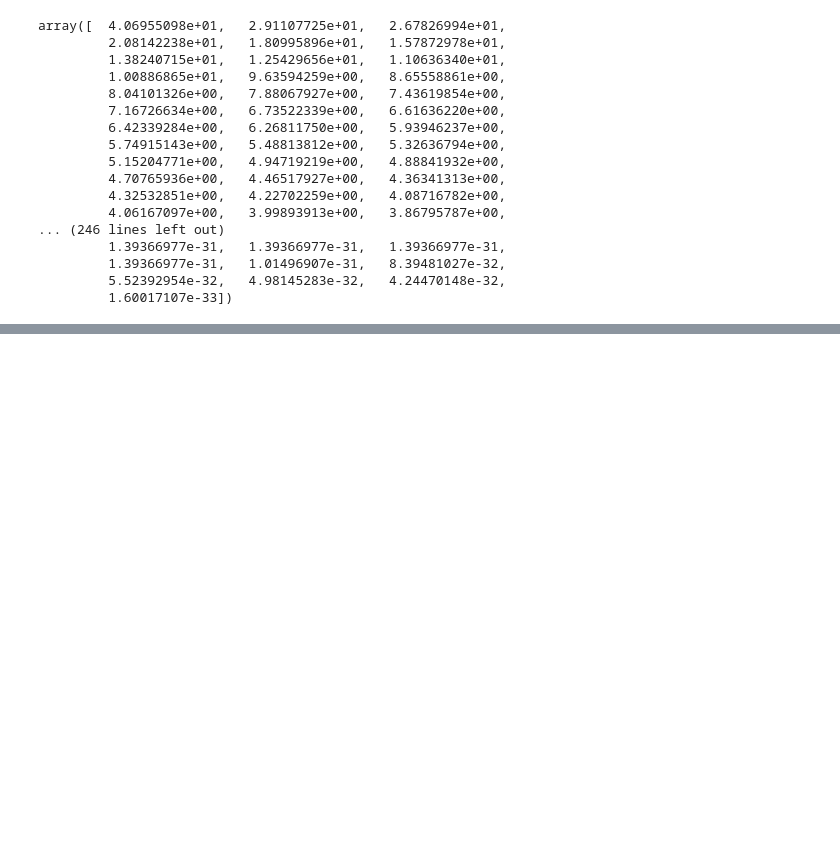
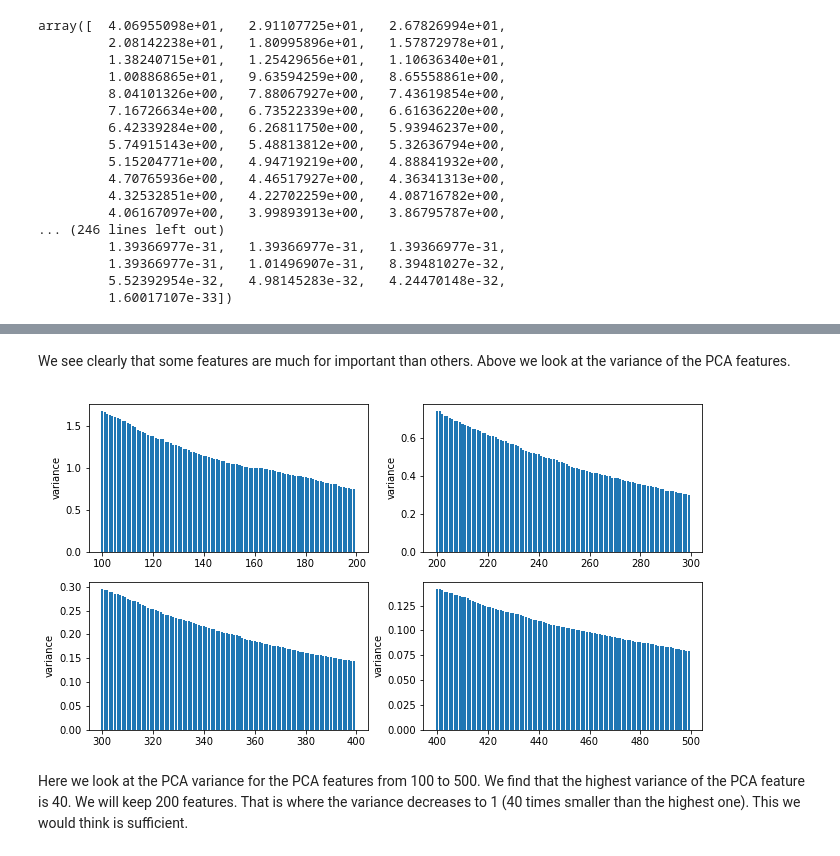
Before and after one commit to sushant2811/KaggleDigitRecognizer, a Jupyter notebook: KaggleDigitRecognizer.ipynb, the cells around one changed output, grey strips where cells are left out. Cells and saved outputs as stored; diff of their text form; code cells hidden in the pictures; blank space fills up the shorter version.

```diff
--- a/KaggleDigitRecognizer.ipynb
+++ b/KaggleDigitRecognizer.ipynb
@@ -115,0 +124,14 @@ array([  4.06955098e+01,   2.91107725e+01,   2.67826994e+01,
+# %% [markdown]
+We see clearly that some features are much for important than others. Above we look at the variance of the PCA features.
+# %%
+plt.figure(figsize = (11,6))
+for i in range(1, 5):
+
+    plt.subplot(2, 2, i)
+    plt.bar(range(i*num_of_features_to_plot, (i+1)*num_of_features_to_plot),\
+            pca.explained_variance_[i*num_of_features_to_plot:(i+1)*num_of_features_to_plot]);
+    plt.ylabel('variance')
+# %% [output]
+[figure, added]
+# %% [markdown]
+Here we look at the PCA variance for the PCA features from 100 to 500. We find that the highest variance of the PCA feature is 40. We will keep 200 features. That is where the variance decreases to 1 (40 times smaller than the highest one). This we would think is sufficient.
```
Also changed, not shown: parts of 2 cells of this notebook.
